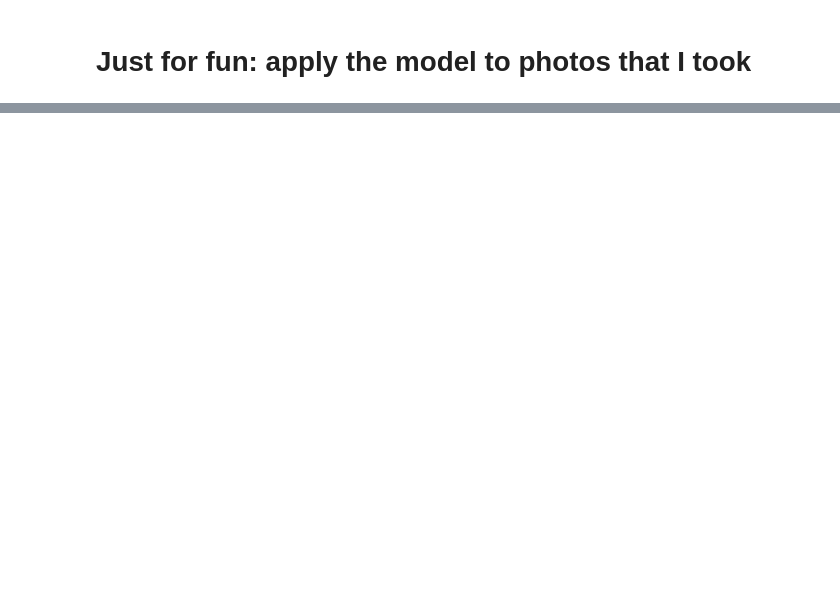
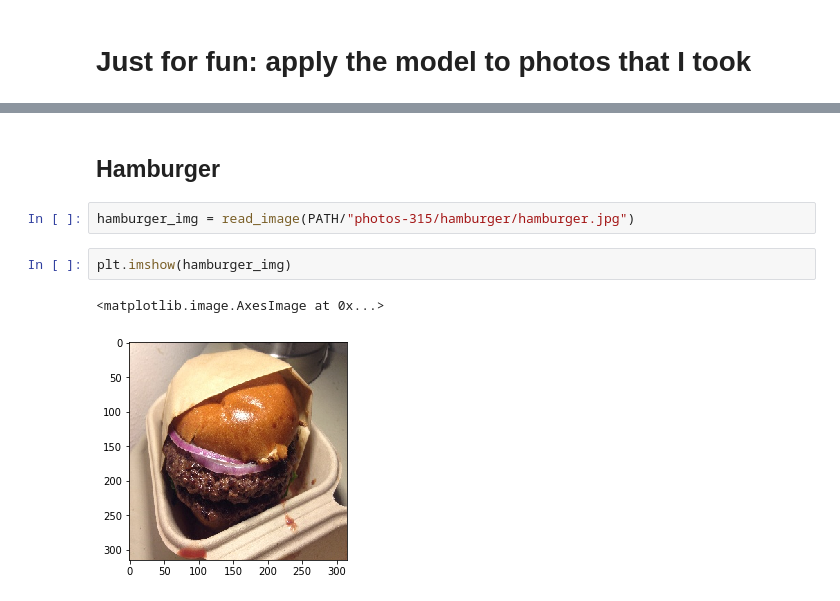
Before and after one commit to yihanw91/sandwich-classification, a Jupyter notebook: final_test_prediction.ipynb, the cells around one changed output, grey strips where cells are left out. Drawn from its saved outputs; the diff is of its cells as text; blank space fills up the shorter version.

```diff
--- a/final_test_prediction.ipynb
+++ b/final_test_prediction.ipynb
@@ -219,0 +292,9 @@ accuracy_score(y_true=ys_aug, y_pred=preds_aug)
+# %% [markdown]
+## Hamburger
+# %%
+hamburger_img = read_image(PATH/"photos-315/hamburger/hamburger.jpg")
+# %%
+plt.imshow(hamburger_img)
+# %% [output]
+<matplotlib.image.AxesImage at 0x...>
+[figure, added]
```
Also changed, not shown: parts of 39 cells of this notebook, 5 other files.
